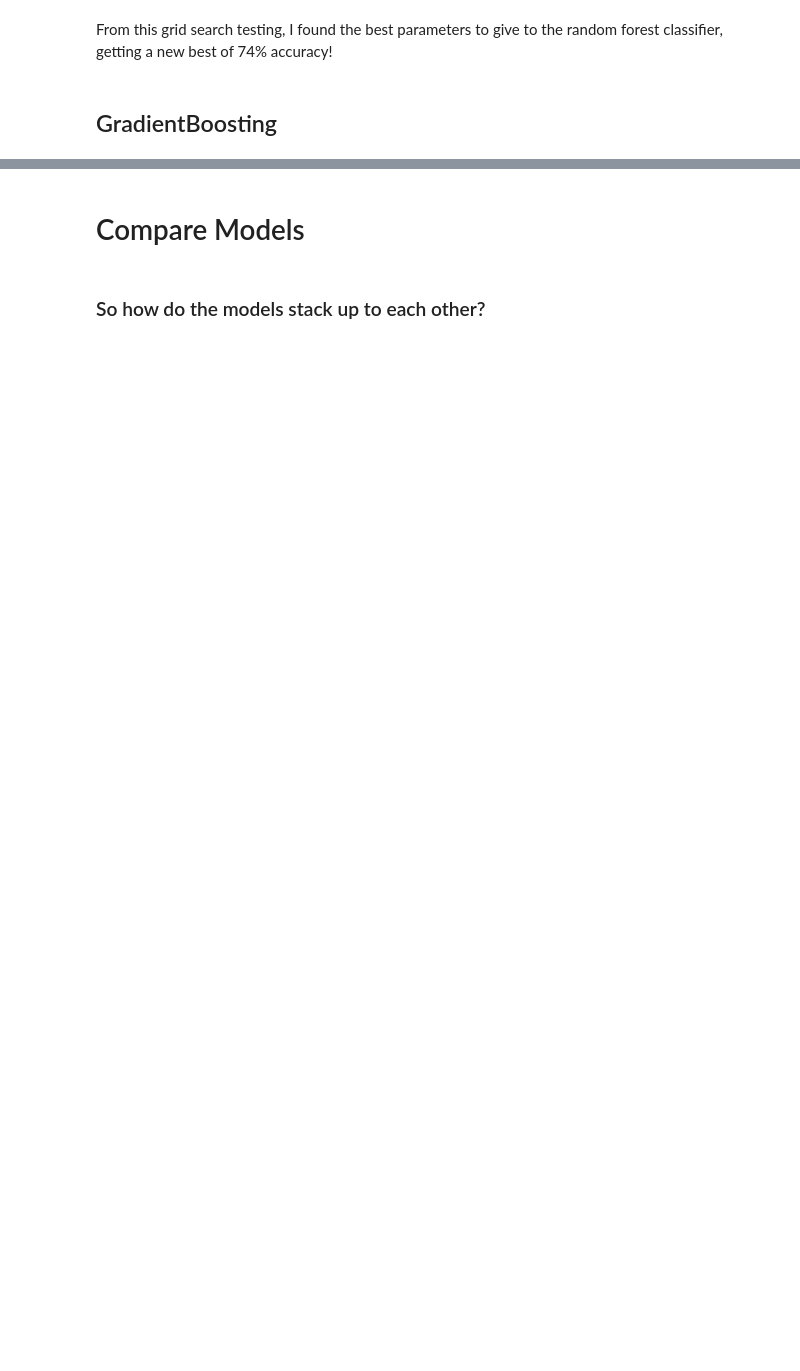
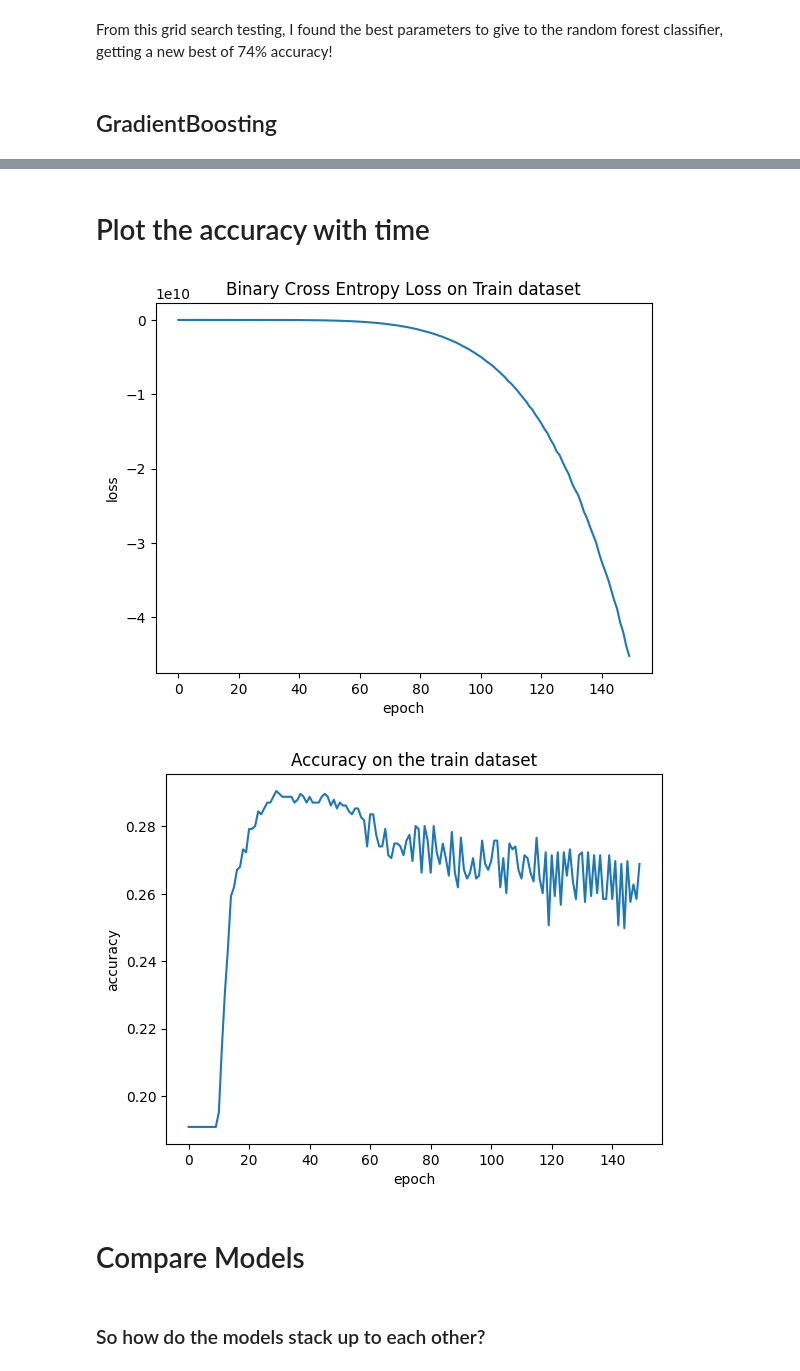
Before and after one commit to devinshende/learning-ml, a Jupyter notebook: classification.ipynb, the cells around one changed output, grey strips where cells are left out. Drawn from its saved outputs; the diff is of its cells as text; code cells hidden in the pictures; blank space fills up the shorter version.

Commit message:
tensorflow neural network start

```diff
--- a/classification.ipynb
+++ b/classification.ipynb
@@ -666,0 +710,16 @@ grid_search = GridSearchCV(model, param_grid, cv=3,verbose=1)
+# %%
+import tensorflow as tf
+from tensorflow.keras.models import Sequential
+from tensorflow.keras.layers import Dense, Dropout
+model = Sequential([
+    Dense(24, input_dim = (9), activation = 'relu'),
+    Dense(24, input_dim = (9), activation = 'relu'),
+    Dropout(0.1),
+    Dense(24, input_dim = (9), activation = 'relu'),
+    Dense(24, input_dim = (9), activation = 'relu'),
+    Dense(24, activation = 'relu'),
+    Dense(1, activation = 'sigmoid'),
+])
+# %%
+model.compile(optimizer = 'adam', loss = 'binary_crossentropy', metrics = ['accuracy'])
+model.summary()
@@ -666,0 +744,2 @@ grid_search = GridSearchCV(model, param_grid, cv=3,verbose=1)
+# %%
+history = model.fit(X_train, y_train, epochs=150, batch_size=100, verbose = 0)
@@ -667,3 +759,22 @@ grid_search = GridSearchCV(model, param_grid, cv=3,verbose=1)
+# %% [markdown]
+# Plot the accuracy with time
+# %%
+# Plotting loss
+plt.plot(history.history['loss'])
+plt.title('Binary Cross Entropy Loss on Train dataset')
+plt.ylabel('loss')
+plt.xlabel('epoch')
+plt.show()
+
+# Plotting accuracy metric
+plt.plot(history.history['accuracy'])
+plt.title('Accuracy on the train dataset')
+plt.ylabel('accuracy')
+plt.xlabel('epoch')
+plt.show()
+# %% [output]
+[figure, added]
+[figure, added]
 # %% [markdown]
 # Compare Models
 # %%
```
Also changed, not shown: parts of 11 cells of this notebook, 1 other file.
